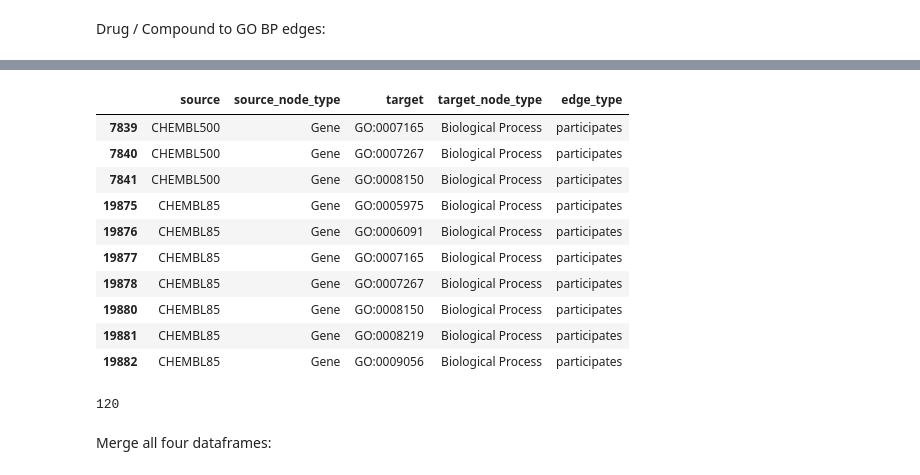
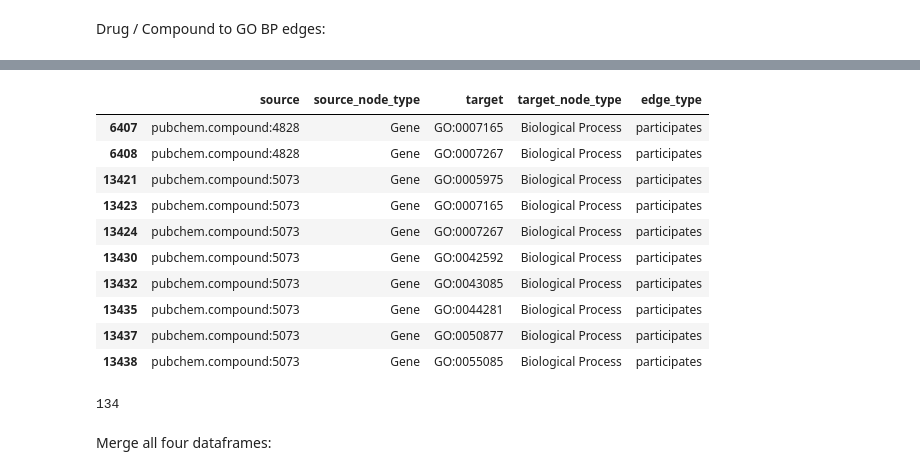
Before and after one commit to laurendelong21/MoA-Net, a Jupyter notebook: notebooks/enrichment.ipynb, the cells around one changed output, grey strips where cells are left out. Cells and saved outputs as stored; diff of their text form; code cells hidden in the pictures.

```diff
--- a/notebooks/enrichment.ipynb
+++ b/notebooks/enrichment.ipynb
@@ -388,6 +378,11 @@ This is way too many. We'll have to find ways to filter them down.
 
 Next, we have drug-BP labels which were extracted from [ChEMBL](https://www.ebi.ac.uk/chembl/).
 # %%
-chembl_go = pd.read_csv(osp.join(MAPPING_DIR, "chembl_go.tsv"), sep="\t", low_memory=False)
+chembl_go = pd.read_csv(
+    osp.join(MAPPING_DIR, "chembl_go.tsv"),
+    sep="\t",
+    usecols=['chembl_idx', 'go_id', 'pchembl_value'],
+    low_memory=False
+)
 chembl_go.head(5)
 # %% [output]
@@ -523,3 +518,7 @@ len([i for i in cid2chembl.values() if i == None])
 0
 # %% [markdown]
 None of them! Fantastic. We have all the drugs in our KG as ChEMBL IDs. What if we subset the dataframe to have only the drugs in our KGs:
+# %%
+print(chembl_go.shape)
+chembl_go = chembl_go[~chembl_go['go_id'].isin(terms_to_remove)]
+print(chembl_go.shape)
@@ -742,0 +751,9 @@ Drug / Compound to GO BP edges:
+# %%
+chembl2cid = {
+    val: key for key, val in cid2chembl.items() if val is not None
+}
+# %%
+usable_drug_bps['pubchem'] = usable_drug_bps['chembl_idx'].map(chembl2cid)
+usable_drug_bps['pubchem_idx'] = 'pubchem.compound:' + usable_drug_bps['pubchem'].astype(str)
+usable_drug_bps = usable_drug_bps[['pubchem_idx', 'go_id']]
+usable_drug_bps
@@ -743,28 +774,28 @@ Drug / Compound to GO BP edges:
 # %%
 usable_drug_bps['source_node_type'] = ['Gene' for i in range(len(usable_drug_bps))]
 usable_drug_bps['target_node_type'] = ['Biological Process' for i in range(len(usable_drug_bps))]
 usable_drug_bps['edge_type'] = ['participates' for i in range(len(usable_drug_bps))]
 
-usable_drug_bps.rename(columns={'chembl_idx': 'source',
+usable_drug_bps.rename(columns={'pubchem_idx': 'source',
                                 'go_id': 'target'}, inplace=True)
 usable_drug_bps = usable_drug_bps[['source', 'source_node_type', 'target','target_node_type', 'edge_type']]
 usable_drug_bps.head(10)
 # %% [output]
 |  | source | source_node_type | target | target_node_type | edge_type |
-| 7839 | CHEMBL500 | Gene | GO:0007165 | Biological Process | participates |
-| 7840 | CHEMBL500 | Gene | GO:0007267 | Biological Process | participates |
-| 7841 | CHEMBL500 | Gene | GO:0008150 | Biological Process | participates |
-| 19875 | CHEMBL85 | Gene | GO:0005975 | Biological Process | participates |
-| 19876 | CHEMBL85 | Gene | GO:0006091 | Biological Process | participates |
-| 19877 | CHEMBL85 | Gene | GO:0007165 | Biological Process | participates |
-| 19878 | CHEMBL85 | Gene | GO:0007267 | Biological Process | participates |
-| 19880 | CHEMBL85 | Gene | GO:0008150 | Biological Process | participates |
-| 19881 | CHEMBL85 | Gene | GO:0008219 | Biological Process | participates |
-| 19882 | CHEMBL85 | Gene | GO:0009056 | Biological Process | participates |
+| 6407 | pubchem.compound:4828 | Gene | GO:0007165 | Biological Process | participates |
+| 6408 | pubchem.compound:4828 | Gene | GO:0007267 | Biological Process | participates |
+| 13421 | pubchem.compound:5073 | Gene | GO:0005975 | Biological Process | participates |
+| 13423 | pubchem.compound:5073 | Gene | GO:0007165 | Biological Process | participates |
+| 13424 | pubchem.compound:5073 | Gene | GO:0007267 | Biological Process | participates |
+| 13430 | pubchem.compound:5073 | Gene | GO:0042592 | Biological Process | participates |
+| 13432 | pubchem.compound:5073 | Gene | GO:0043085 | Biological Process | participates |
+| 13435 | pubchem.compound:5073 | Gene | GO:0044281 | Biological Process | participates |
+| 13437 | pubchem.compound:5073 | Gene | GO:0050877 | Biological Process | participates |
+| 13438 | pubchem.compound:5073 | Gene | GO:0055085 | Biological Process | participates |
 # %%
 len(usable_drug_bps['source'].unique())
 # %% [output]
-120
+134
 # %% [markdown]
 Merge all four dataframes:
 # %%
```
Also changed, not shown: parts of 28 cells of this notebook.
